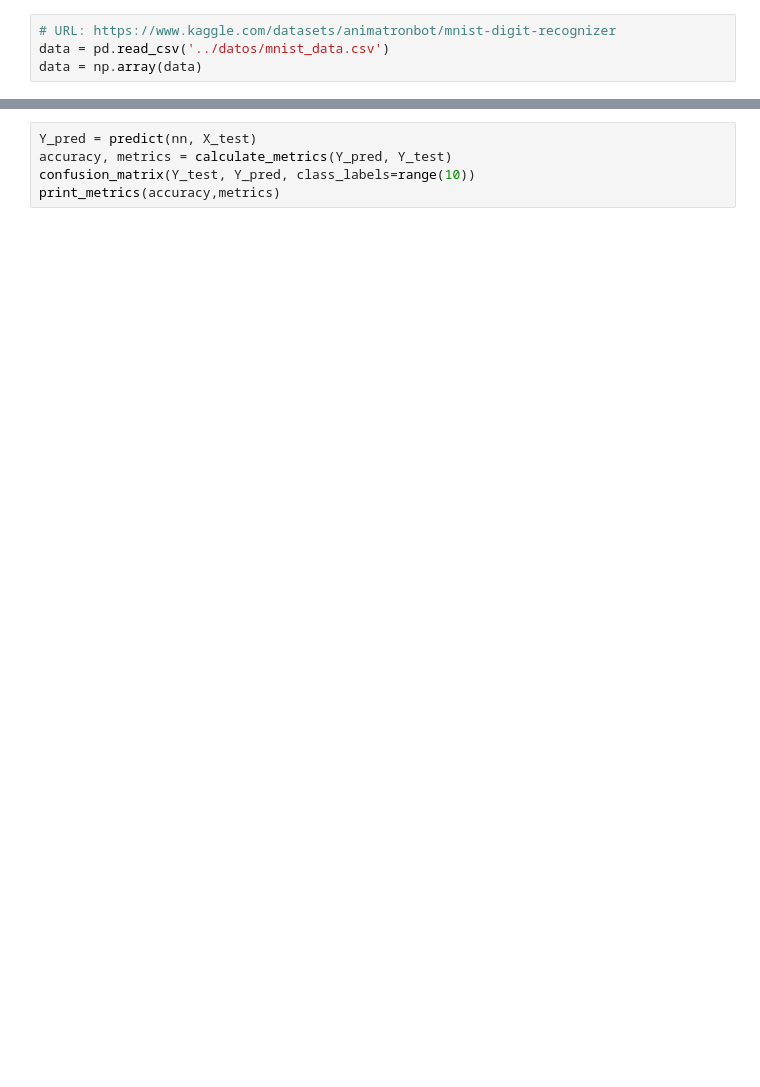
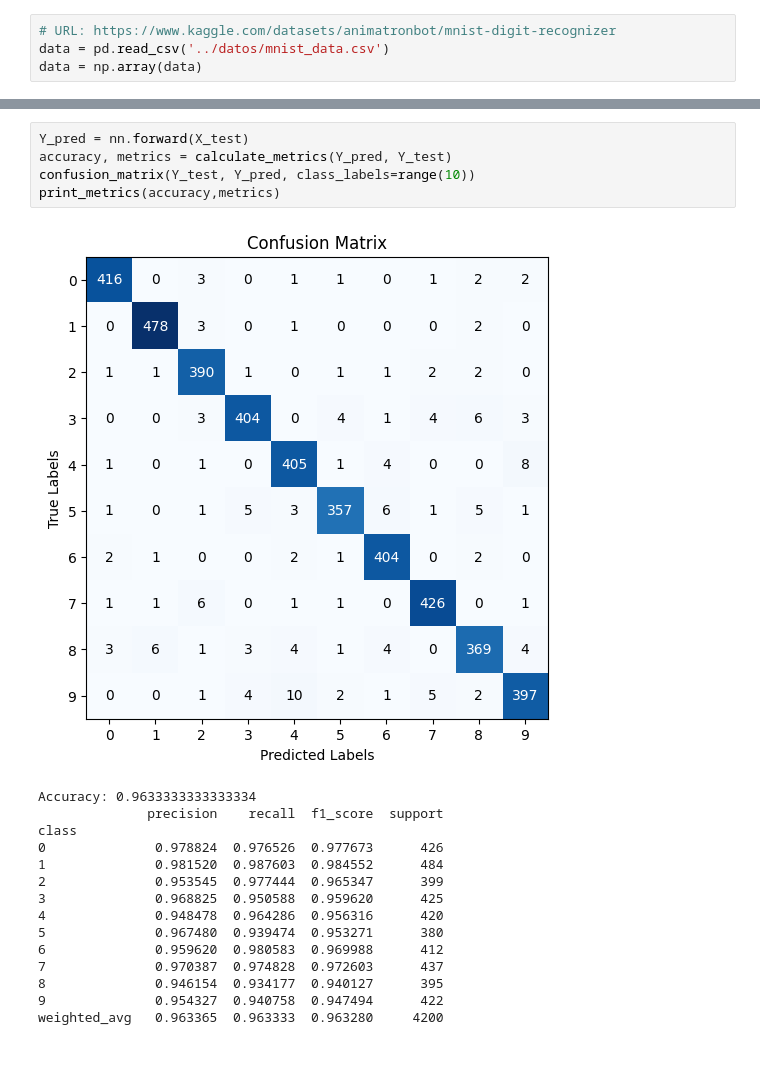
Before and after one commit to Optimization-and-Heuristics/NN-Project, a Jupyter notebook: code/CNN.ipynb, the cells around one changed output, grey strips where cells are left out. Cells and saved outputs as stored; diff of their text form; blank space fills up the shorter version.

```diff
--- a/code/CNN.ipynb
+++ b/code/CNN.ipynb
@@ -83,5 +95,23 @@ for e in range(epochs):
 # %%
-Y_pred = predict(nn, X_test)
+Y_pred = nn.forward(X_test)
 accuracy, metrics = calculate_metrics(Y_pred, Y_test)
 confusion_matrix(Y_test, Y_pred, class_labels=range(10))
 print_metrics(accuracy,metrics)
+# %% [output]
+[figure, added]
+Accuracy: 0.9633333333333334
+              precision    recall  f1_score  support
+class
+0              0.978824  0.976526  0.977673      426
+1              0.981520  0.987603  0.984552      484
+2              0.953545  0.977444  0.965347      399
+3              0.968825  0.950588  0.959620      425
+4              0.948478  0.964286  0.956316      420
+5              0.967480  0.939474  0.953271      380
+6              0.959620  0.980583  0.969988      412
+7              0.970387  0.974828  0.972603      437
+8              0.946154  0.934177  0.940127      395
+9              0.954327  0.940758  0.947494      422
+weighted_avg   0.963365  0.963333  0.963280     4200
+# %% [markdown]
+###
```
Also changed, not shown: parts of 13 cells of this notebook.
